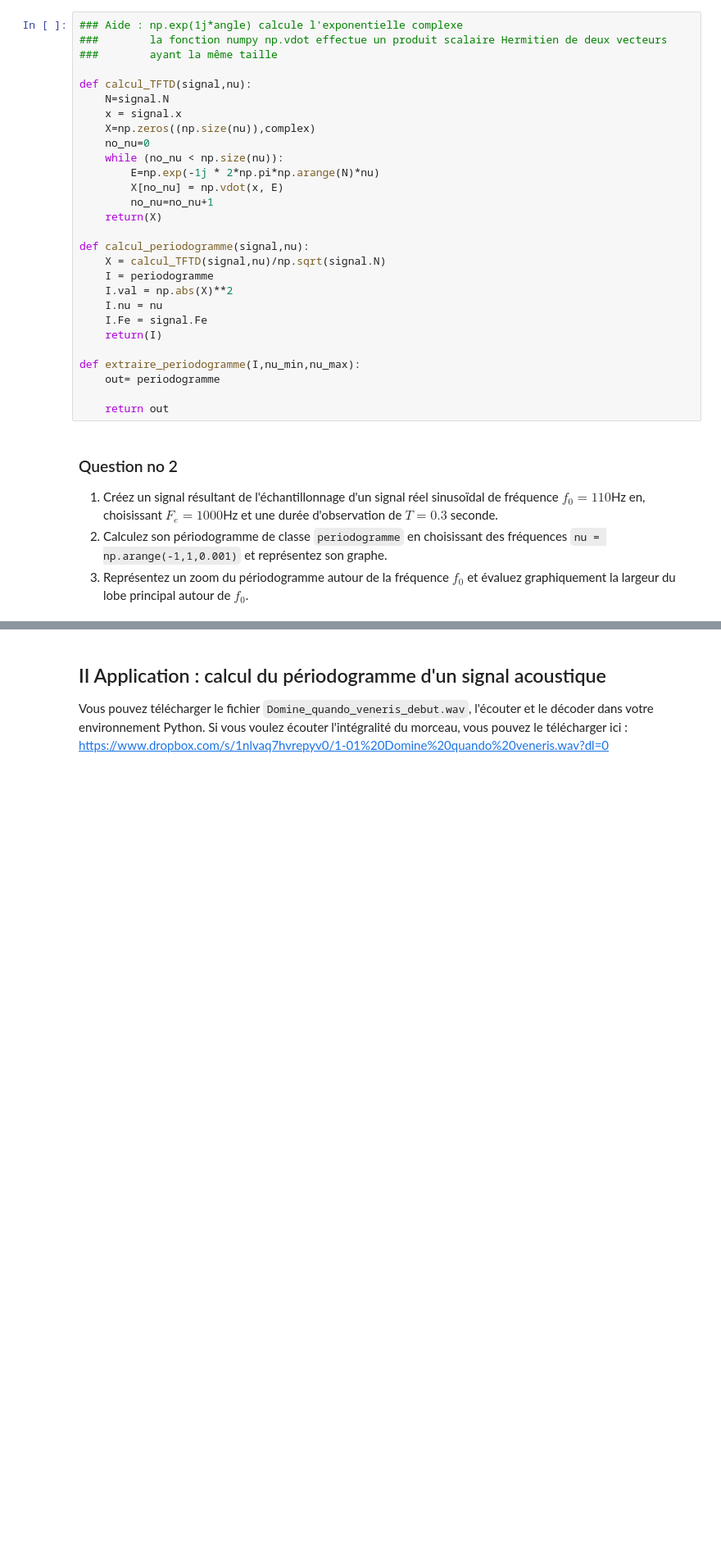
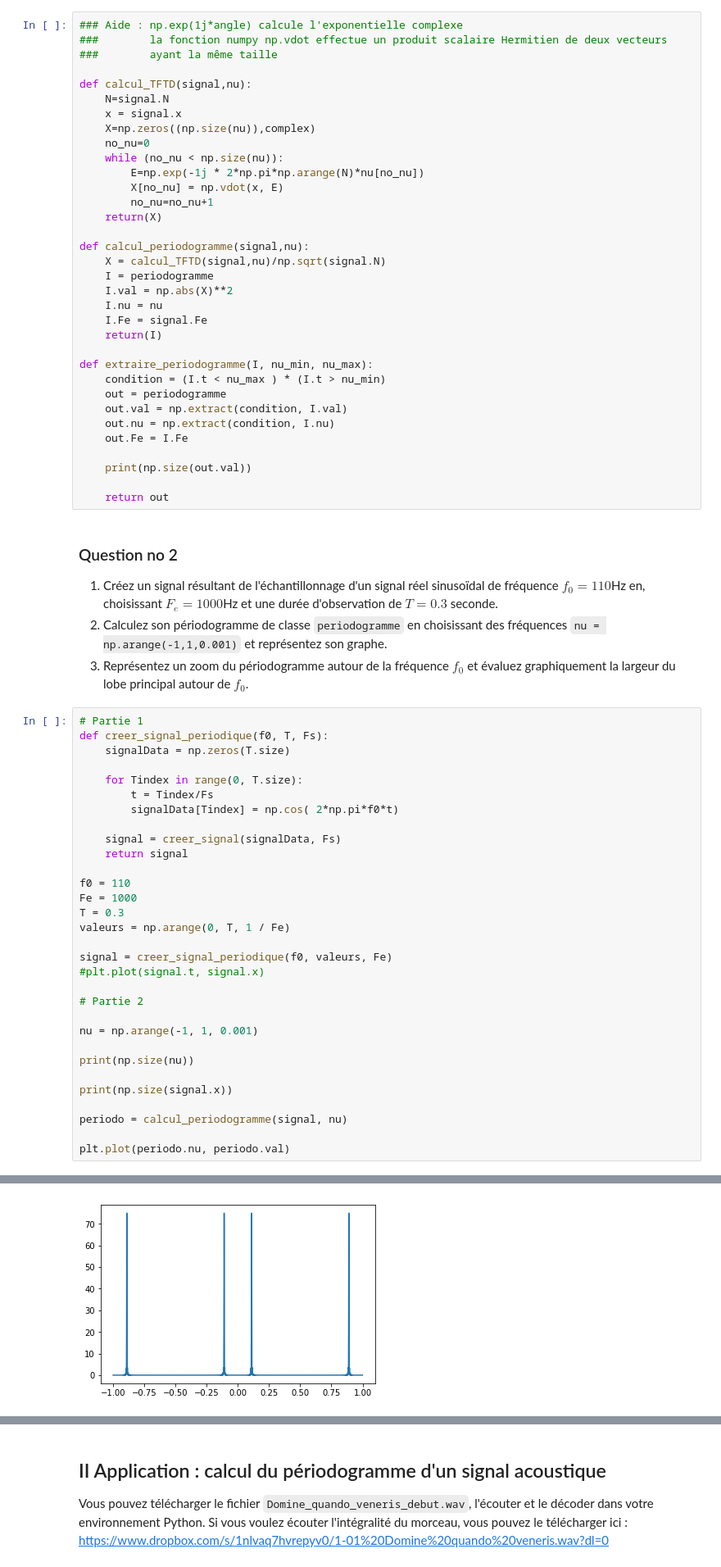
Before and after one commit to guillaume-haerinck/imac-tp-signal, a Jupyter notebook: cours-03-tftd/_cours-03-tftd.ipynb, the cells around one changed output, grey strips where cells are left out. Shown at 82% size. Drawn from its saved outputs; the diff is of its cells as text; blank space fills up the shorter version.

```diff
--- a/cours-03-tftd/_cours-03-tftd.ipynb
+++ b/cours-03-tftd/_cours-03-tftd.ipynb
@@ -116,7 +116,7 @@ def calcul_TFTD(signal,nu):
     X=np.zeros((np.size(nu)),complex)
     no_nu=0
     while (no_nu < np.size(nu)):
-        E=np.exp(-1j * 2*np.pi*np.arange(N)*nu)
+        E=np.exp(-1j * 2*np.pi*np.arange(N)*nu[no_nu])
         X[no_nu] = np.vdot(x, E)
         no_nu=no_nu+1
     return(X)
@@ -129,8 +129,14 @@ def calcul_periodogramme(signal,nu):
     I.Fe = signal.Fe
     return(I)
 
-def extraire_periodogramme(I,nu_min,nu_max):
-    out= periodogramme
+def extraire_periodogramme(I, nu_min, nu_max):
+    condition = (I.t < nu_max ) * (I.t > nu_min)
+    out = periodogramme
+    out.val = np.extract(condition, I.val)
+    out.nu = np.extract(condition, I.nu)
+    out.Fe = I.Fe
+
+    print(np.size(out.val))
 
     return out
 # %% [markdown]
@@ -140,3 +146,35 @@ def extraire_periodogramme(I,nu_min,nu_max):
 2. Calculez son périodogramme de classe `periodogramme` en choisissant des fréquences `nu = np.arange(-1,1,0.001)`
     et représentez son graphe.
 3. Représentez un zoom du périodogramme autour de la fréquence $f_0$ et évaluez graphiquement la largeur du lobe principal autour de $f_0$.
+# %%
+# Partie 1
+def creer_signal_periodique(f0, T, Fs):
+    signalData = np.zeros(T.size)
+
+    for Tindex in range(0, T.size):
+        t = Tindex/Fs
+        signalData[Tindex] = np.cos( 2*np.pi*f0*t)
+
+    signal = creer_signal(signalData, Fs)
+    return signal
+
+f0 = 110
+Fe = 1000
+T = 0.3
+valeurs = np.arange(0, T, 1 / Fe)
+
+signal = creer_signal_periodique(f0, valeurs, Fe)
+#plt.plot(signal.t, signal.x)
+
+# Partie 2
+
+nu = np.arange(-1, 1, 0.001)
+
+print(np.size(nu))
+
+print(np.size(signal.x))
+
+periodo = calcul_periodogramme(signal, nu)
+
+plt.plot(periodo.nu, periodo.val)
+# %% [output]
@@ -143,3 +184,4 @@ def extraire_periodogramme(I,nu_min,nu_max):
+[figure, added]
 # %% [markdown]
 ### Question no 3
 
```
Also changed, not shown: parts of 2 cells of this notebook.
